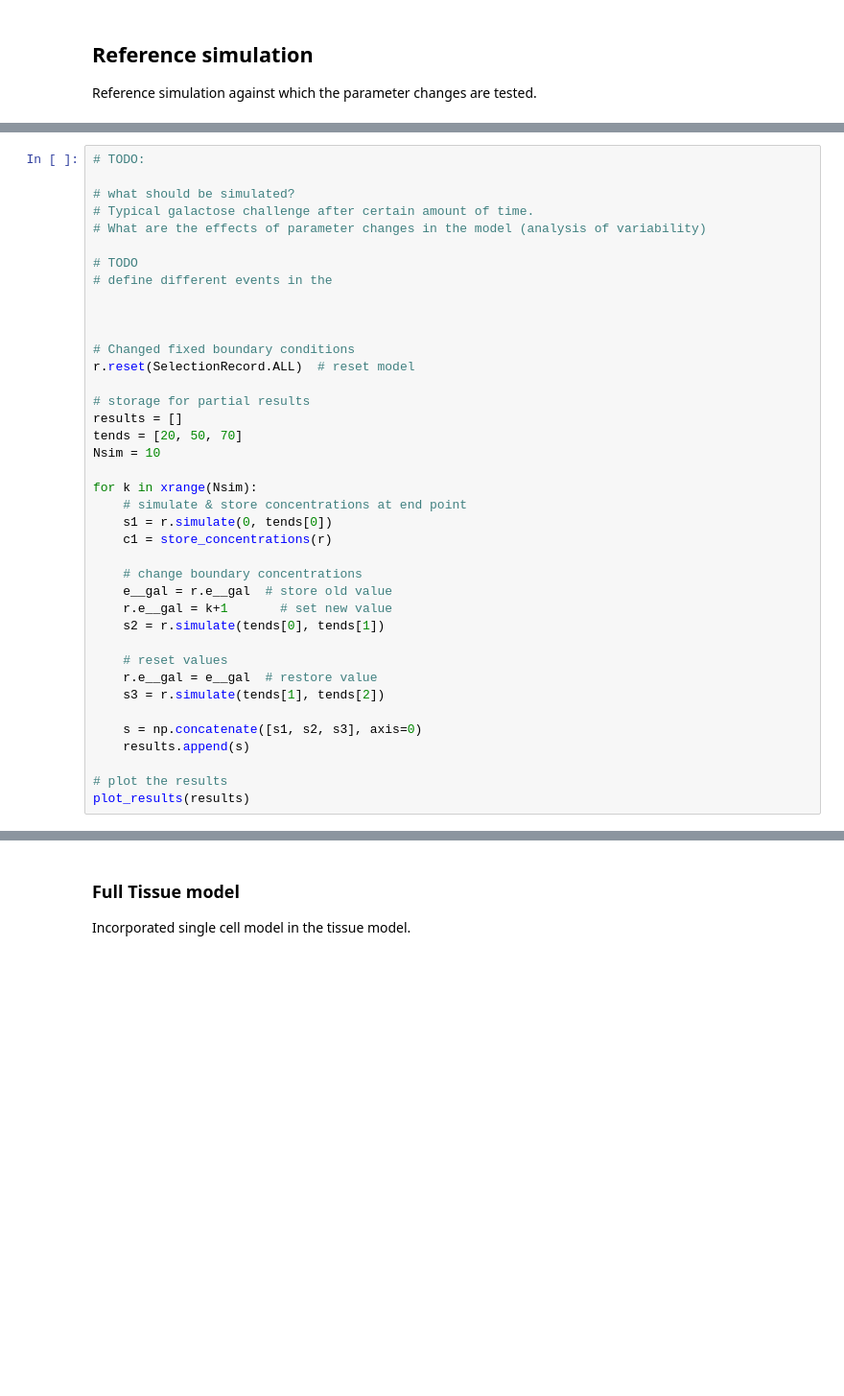
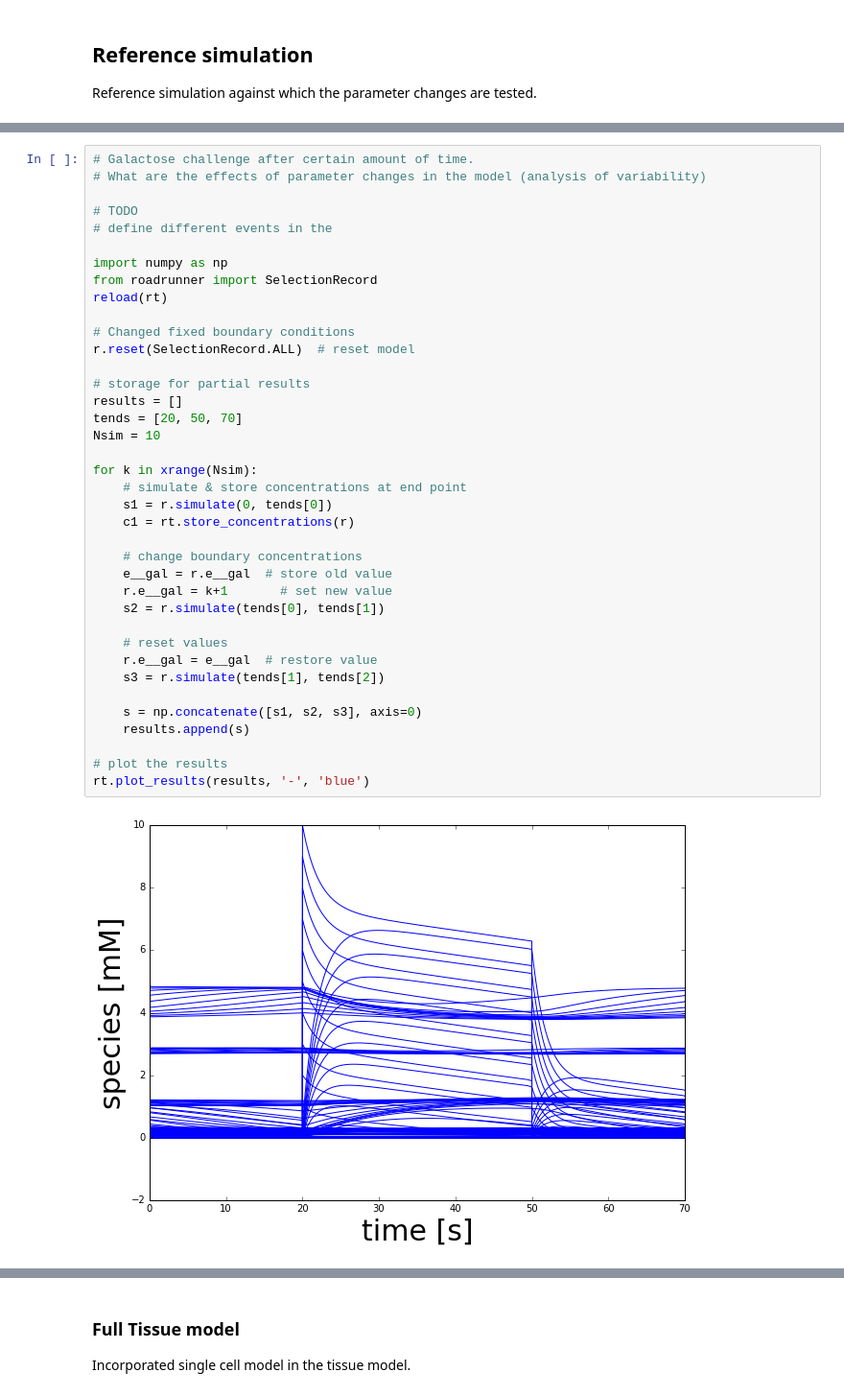
Before and after one commit to jingyayeah/multiscale-galactose, a Jupyter notebook: python/multiscalepy/multiscale/examples/notebook/galactose_parameter_sensitivity.ipynb, the cells around one changed output, grey strips where cells are left out. Shown at 96% size. Cells and saved outputs as stored; diff of their text form; blank space fills up the shorter version.

Commit message:
Notebooks updated and first parameter scan on galactose single cell model

```diff
--- a/python/multiscalepy/multiscale/examples/notebook/galactose_parameter_sensitivity.ipynb
+++ b/python/multiscalepy/multiscale/examples/notebook/galactose_parameter_sensitivity.ipynb
@@ -85,39 +80,40 @@ NameError: name 'store_concentrations' is not defined
 # %%
-# TODO:
-
-# what should be simulated?
-# Typical galactose challenge after certain amount of time.
+# Galactose challenge after certain amount of time.
 # What are the effects of parameter changes in the model (analysis of variability)
 
 # TODO
 # define different events in the
 
-
+import numpy as np
+from roadrunner import SelectionRecord
+reload(rt)
 
 # Changed fixed boundary conditions
 r.reset(SelectionRecord.ALL)  # reset model
 
 # storage for partial results
 results = []
 tends = [20, 50, 70]
 Nsim = 10
 
 for k in xrange(Nsim):
     # simulate & store concentrations at end point
     s1 = r.simulate(0, tends[0])
-    c1 = store_concentrations(r)
+    c1 = rt.store_concentrations(r)
 
     # change boundary concentrations
     e__gal = r.e__gal  # store old value
     r.e__gal = k+1       # set new value
     s2 = r.simulate(tends[0], tends[1])
 
     # reset values
     r.e__gal = e__gal  # restore value
     s3 = r.simulate(tends[1], tends[2])
 
     s = np.concatenate([s1, s2, s3], axis=0)
     results.append(s)
 
 # plot the results
-plot_results(results)
+rt.plot_results(results, '-', 'blue')
+# %% [output]
+[figure, added]
```
Also changed, not shown: parts of 6 cells of this notebook, 6 other files.
